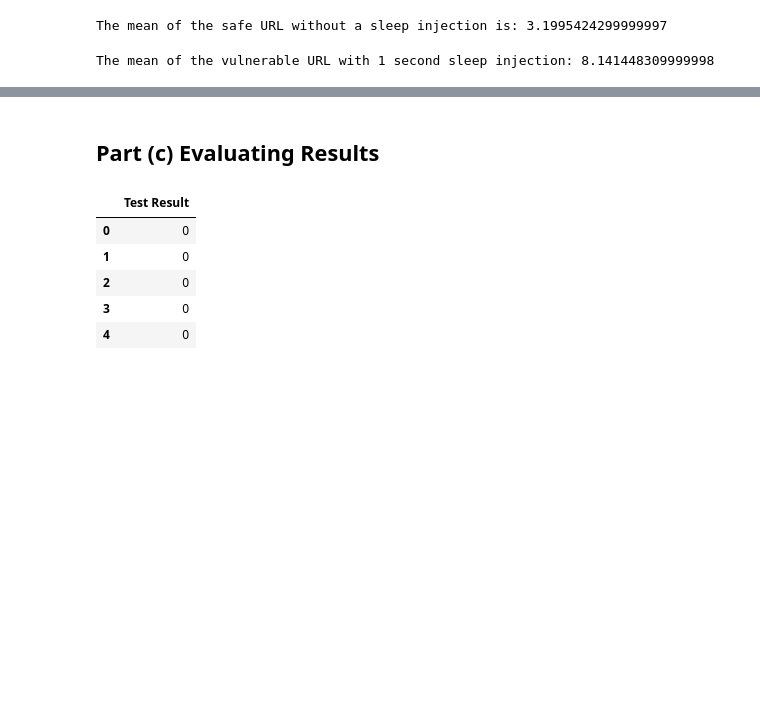
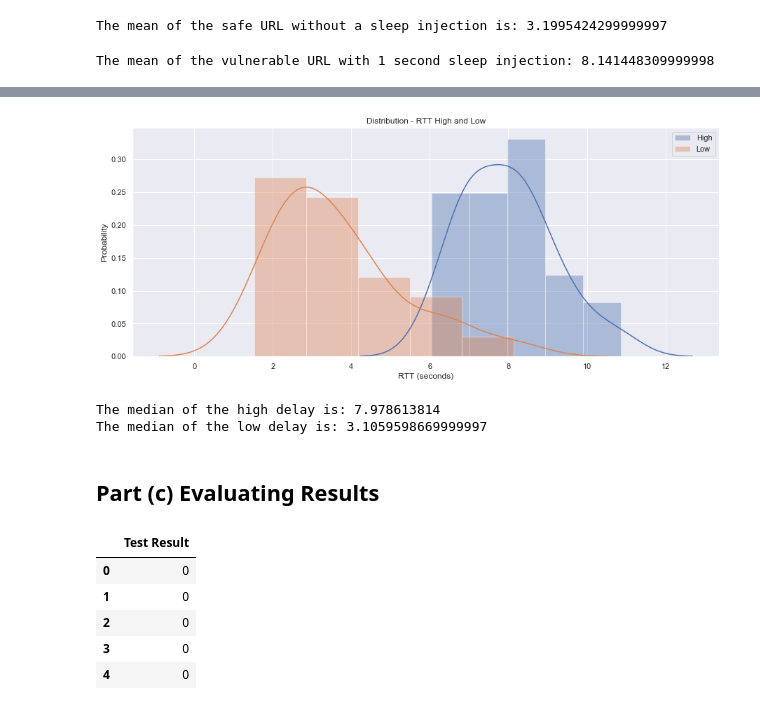
Before and after one commit to avourakis/Time-Based-Test-Blind-SQL-Injection, a Jupyter notebook: custom_approach.ipynb, the cells around one changed output, grey strips where cells are left out. Cells and saved outputs as stored; diff of their text form; code cells hidden in the pictures; blank space fills up the shorter version.

```diff
--- a/custom_approach.ipynb
+++ b/custom_approach.ipynb
@@ -137,0 +143,4 @@ def analyze_rtts(rtts, diff):
+# %%
+pairs_df = pd.read_csv('Data/dataset_pairs_50_1_0.05.csv')
+pairs_high = pairs_df[pairs_df['High Delay'] == 1]
+pairs_low = pairs_df[pairs_df['High Delay'] == 0]
@@ -138,3 +156,24 @@ def analyze_rtts(rtts, diff):
+# %%
+# Calculating CDFs
+pairs_high_ecdf = ECDF(pairs_high['RTT'])
+pairs_low_ecdf = ECDF(pairs_low['RTT'])
+
+plt.figure(figsize=(15, 6))
+sns.distplot(pairs_high['RTT'])
+sns.distplot(pairs_low['RTT'])
+
+_ = plt.xlabel("RTT (seconds)")
+_ = plt.ylabel('Probability')
+_ = plt.legend(('High', 'Low'), loc='best')
+_ = plt.title('Distribution - RTT High and Low')
+# %% [output]
+[figure, added]
+# %%
+print('The median of the high delay is: {}'.format(np.median(pairs_high['RTT'])))
+print('The median of the low delay is: {}'.format(np.median(pairs_low['RTT'])))
+# %% [output]
+The median of the high delay is: 7.978613814
+The median of the low delay is: 3.1059598669999997
 # %% [markdown]
 ## Part (c) Evaluating Results
 # %%
```
Also changed, not shown: parts of 9 cells of this notebook, 5 other files.
